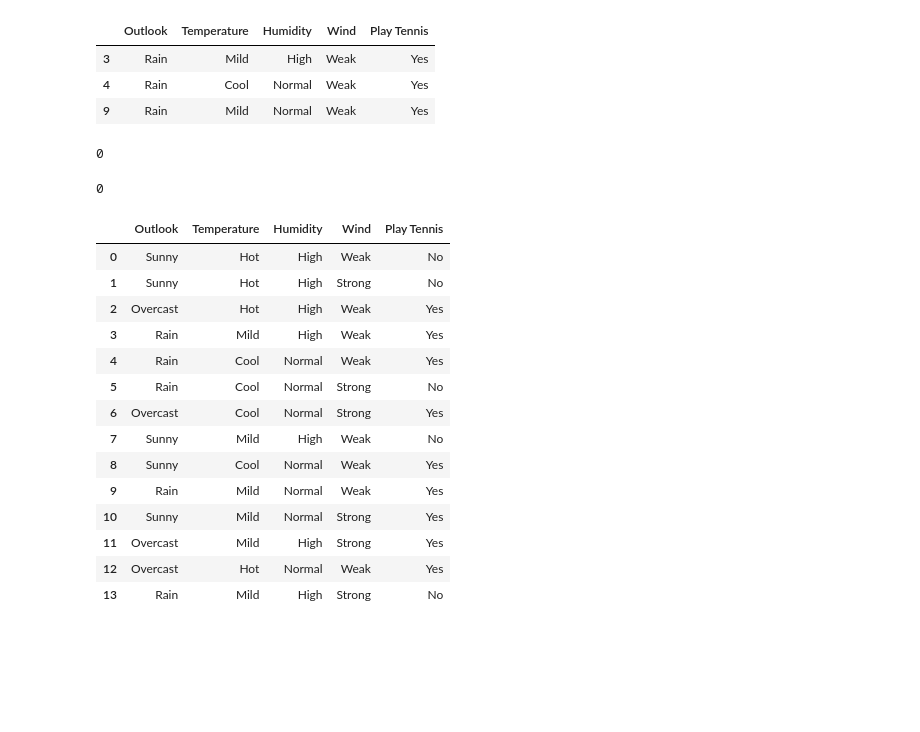
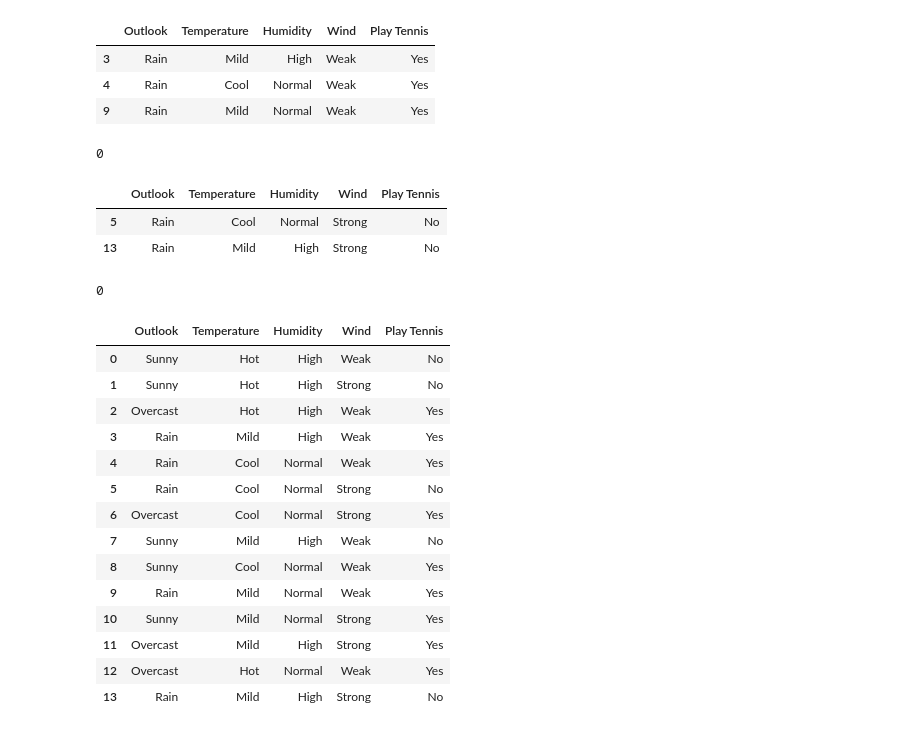
Before and after one commit to ujjjx/DTL-implementation, a Jupyter notebook: CalculatingInformationGainAndEntropyofDataset.ipynb, the cells around one changed output. Saved outputs shown, nothing was run; the diff lists cells and outputs as text; code cells hidden in the pictures; blank space fills up the shorter version.

```diff
--- a/CalculatingInformationGainAndEntropyofDataset.ipynb
+++ b/CalculatingInformationGainAndEntropyofDataset.ipynb
@@ -301,6 +301,13 @@ dataset3_1
 entropy(dataset3_1,dataset3_1)
 # %% [output]
 0
+# %%
+# displaying subsubdataset1 of subdataset3
+dataset3_2
+# %% [output]
+|  | Outlook | Temperature | Humidity | Wind | Play Tennis |
+| 5 | Rain | Cool | Normal | Strong | No |
+| 13 | Rain | Mild | High | Strong | No |
 # %%
 # entropy of subsubdataset2 of subdataset3
 entropy(dataset3_2,dataset3_2)
```
